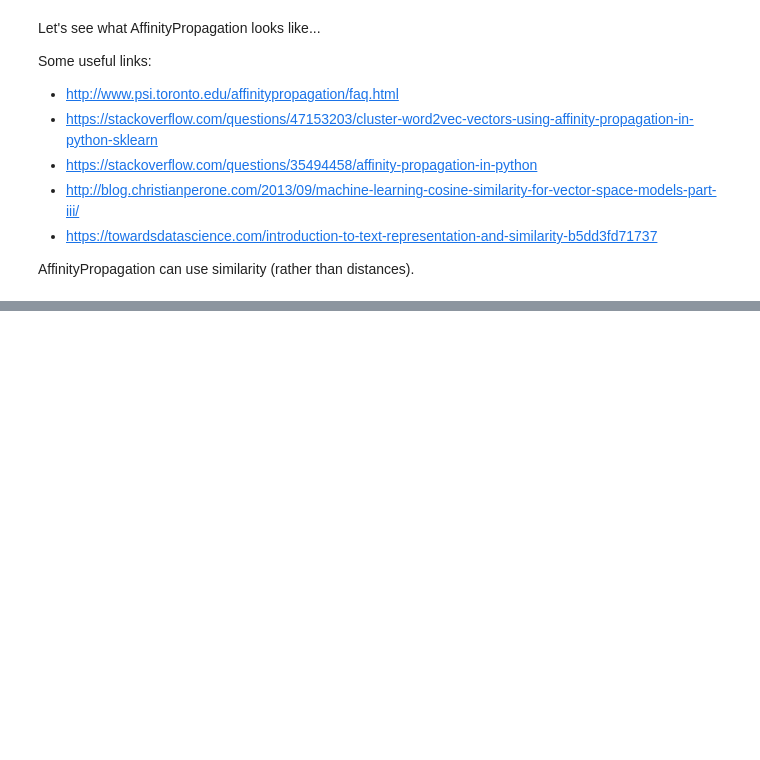
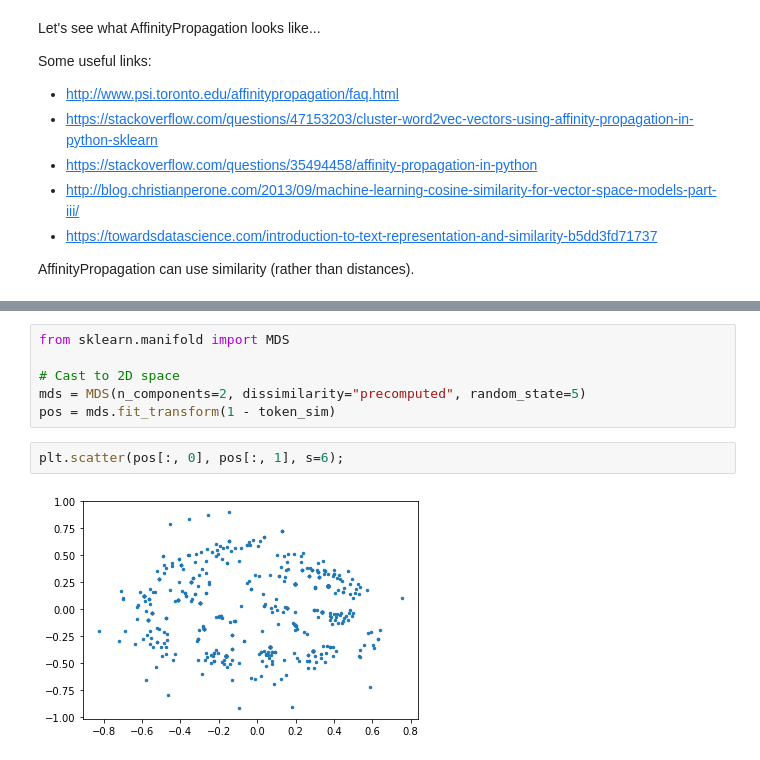
Before and after one commit to IFuentesSR/Litho, a Jupyter notebook: Lith Affinity Prop.ipynb, the cells around one changed output, grey strips where cells are left out. Saved outputs shown, nothing was run; the diff lists cells and outputs as text; blank space fills up the shorter version.

```diff
--- a/Lith Affinity Prop.ipynb
+++ b/Lith Affinity Prop.ipynb
@@ -99,0 +88,10 @@ print(np.max(sim_matrix))
+# %%
+from sklearn.manifold import MDS
+
+# Cast to 2D space
+mds = MDS(n_components=2, dissimilarity="precomputed", random_state=5)
+pos = mds.fit_transform(1 - token_sim)
+# %%
+plt.scatter(pos[:, 0], pos[:, 1], s=6);
+# %% [output]
+[figure, added]
```
Also changed, not shown: parts of 15 cells of this notebook.
